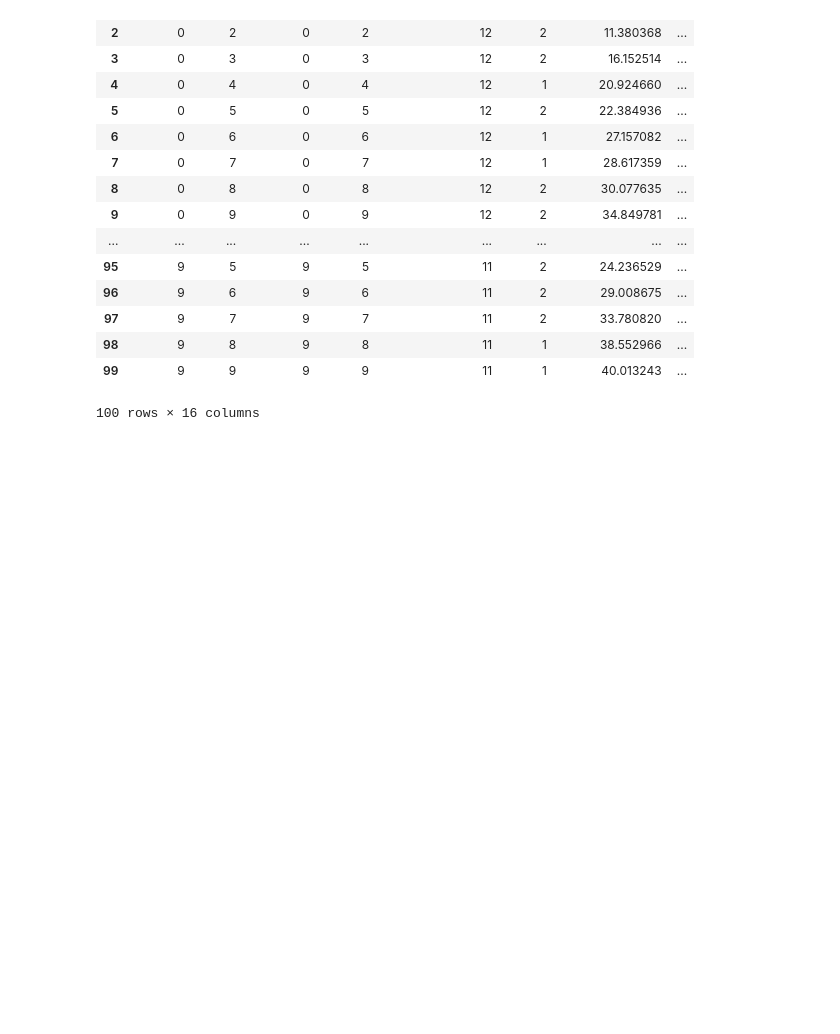
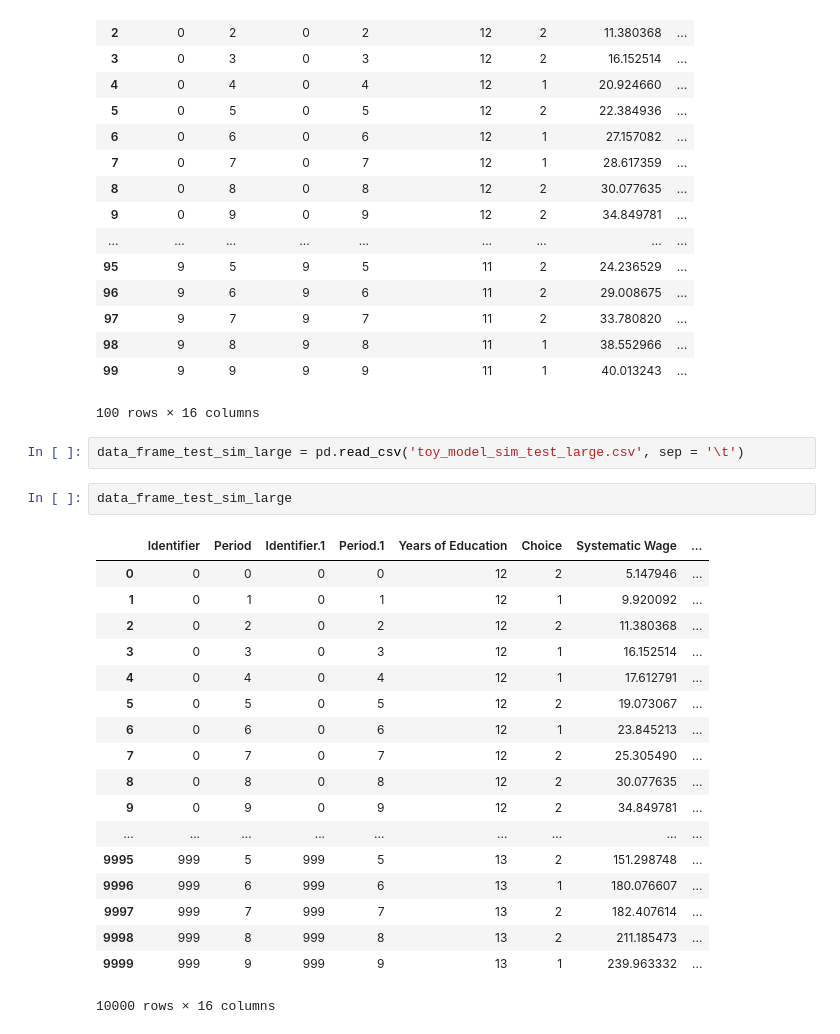
Before and after one commit to OpenSourceEconomics/soepy, a Jupyter notebook: soepy/notebooks/data_frame_sim_test_analysis.ipynb, the cells around one changed output. Cells and saved outputs as stored; diff of their text form; blank space fills up the shorter version.

```diff
--- a/soepy/notebooks/data_frame_sim_test_analysis.ipynb
+++ b/soepy/notebooks/data_frame_sim_test_analysis.ipynb
@@ -23,3 +25,26 @@ data_frame_test_sim
 | 98 | 9 | 8 | 9 | 8 | 11 | 1 | 38.552966 | ... |
 | 99 | 9 | 9 | 9 | 9 | 11 | 1 | 40.013243 | ... |
 100 rows × 16 columns
+# %%
+data_frame_test_sim_large = pd.read_csv('toy_model_sim_test_large.csv', sep = '\t')
+# %%
+data_frame_test_sim_large
+# %% [output]
+|  | Identifier | Period | Identifier.1 | Period.1 | Years of Education | Choice | Systematic Wage | ... |
+| 0 | 0 | 0 | 0 | 0 | 12 | 2 | 5.147946 | ... |
+| 1 | 0 | 1 | 0 | 1 | 12 | 1 | 9.920092 | ... |
+| 2 | 0 | 2 | 0 | 2 | 12 | 2 | 11.380368 | ... |
+| 3 | 0 | 3 | 0 | 3 | 12 | 1 | 16.152514 | ... |
+| 4 | 0 | 4 | 0 | 4 | 12 | 1 | 17.612791 | ... |
+| 5 | 0 | 5 | 0 | 5 | 12 | 2 | 19.073067 | ... |
+| 6 | 0 | 6 | 0 | 6 | 12 | 1 | 23.845213 | ... |
+| 7 | 0 | 7 | 0 | 7 | 12 | 2 | 25.305490 | ... |
+| 8 | 0 | 8 | 0 | 8 | 12 | 2 | 30.077635 | ... |
+| 9 | 0 | 9 | 0 | 9 | 12 | 2 | 34.849781 | ... |
+| ... | ... | ... | ... | ... | ... | ... | ... | ... |
+| 9995 | 999 | 5 | 999 | 5 | 13 | 2 | 151.298748 | ... |
+| 9996 | 999 | 6 | 999 | 6 | 13 | 1 | 180.076607 | ... |
+| 9997 | 999 | 7 | 999 | 7 | 13 | 2 | 182.407614 | ... |
+| 9998 | 999 | 8 | 999 | 8 | 13 | 2 | 211.185473 | ... |
+| 9999 | 999 | 9 | 999 | 9 | 13 | 1 | 239.963332 | ... |
+10000 rows × 16 columns
```
Also changed, not shown: parts of 1 cell of this notebook, 3 other files.
